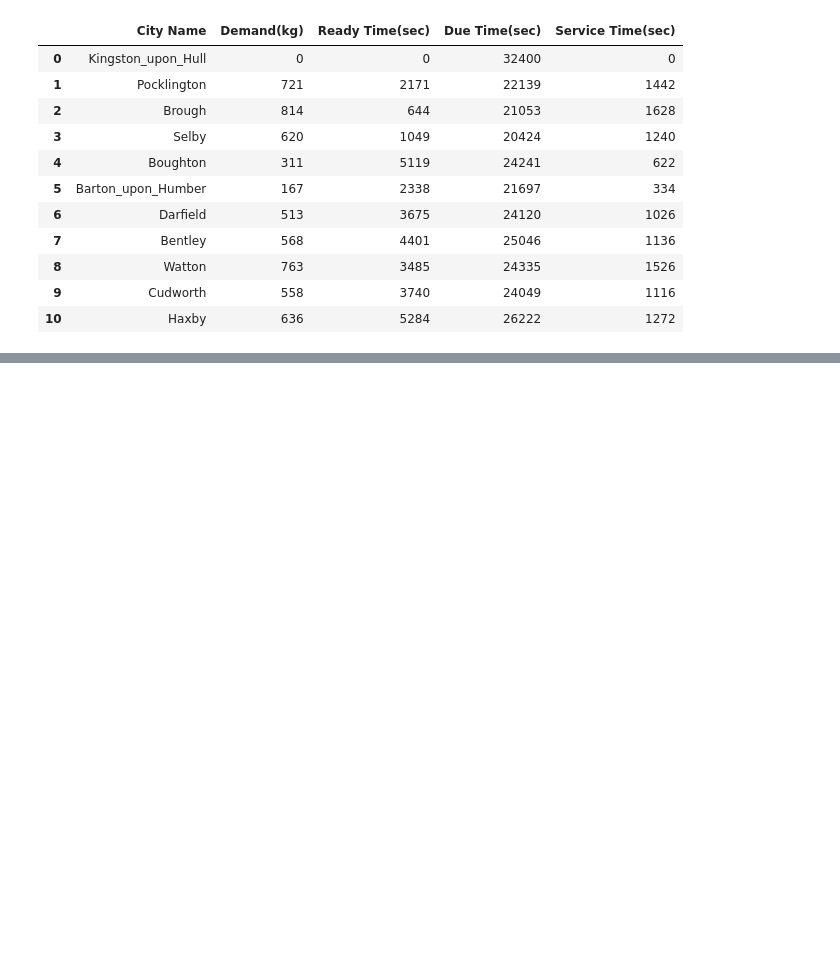
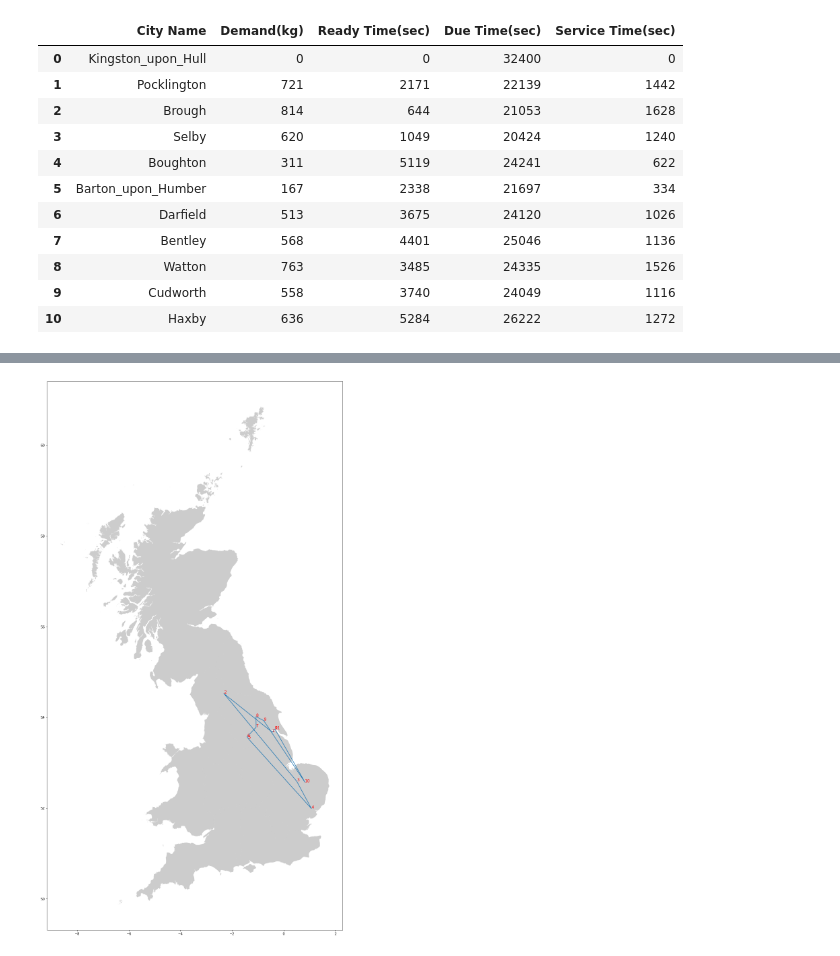
Before and after one commit to kallekj/Explorer, a Jupyter notebook: src/ACO.ipynb, the cells around one changed output, grey strips where cells are left out. Cells and saved outputs as stored; diff of their text form; code cells hidden in the pictures; blank space fills up the shorter version.

```diff
--- a/src/ACO.ipynb
+++ b/src/ACO.ipynb
@@ -83,0 +79,19 @@ ValueError: The dataset_name value 'contiguous_uk' is not in the list of valid n
+# %%
+import geoplot as gplt
+import geopandas as gpd
+from shapely.geometry import Point, Polygon
+import matplotlib.pyplot as plt
+
+
+UK = gpd.read_file("../datasets/Regions__December_2019__Boundaries_EN_BFC-shp/Regions__December_2019__Boundaries_EN_BFC.shp")
+dbf = gpd.GeoDataFrame.from_file(u"../datasets/united_kingdom_european_regions/european_region_region.dbf")
+dbf = dbf.to_crs("EPSG:4326")
+fig, ax = plt.subplots(figsize=(30,30))# add .shp mapfile to axes
+dbf.plot(ax=ax, alpha=0.4,color="grey")
+ax.plot(best_points_coordinate[:, 1], best_points_coordinate[:, 0])
+for i, (x, y) in enumerate(zip(best_points_coordinate[:, 1], best_points_coordinate[:, 0])):
+    ax.text(x, y, str(i), color="red", fontsize=12)
+
+dbf.
+# %% [output]
+[figure, added]
```
Also changed, not shown: parts of 5 cells of this notebook, 1 other file.
